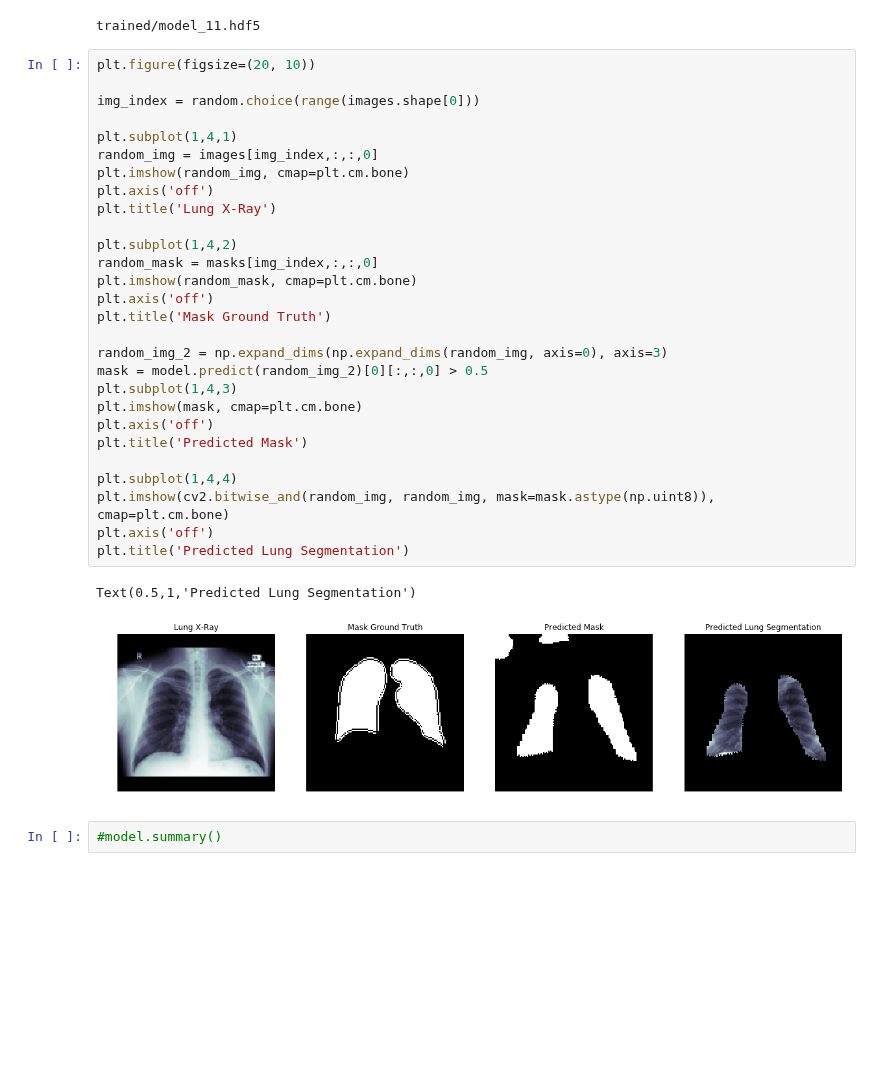
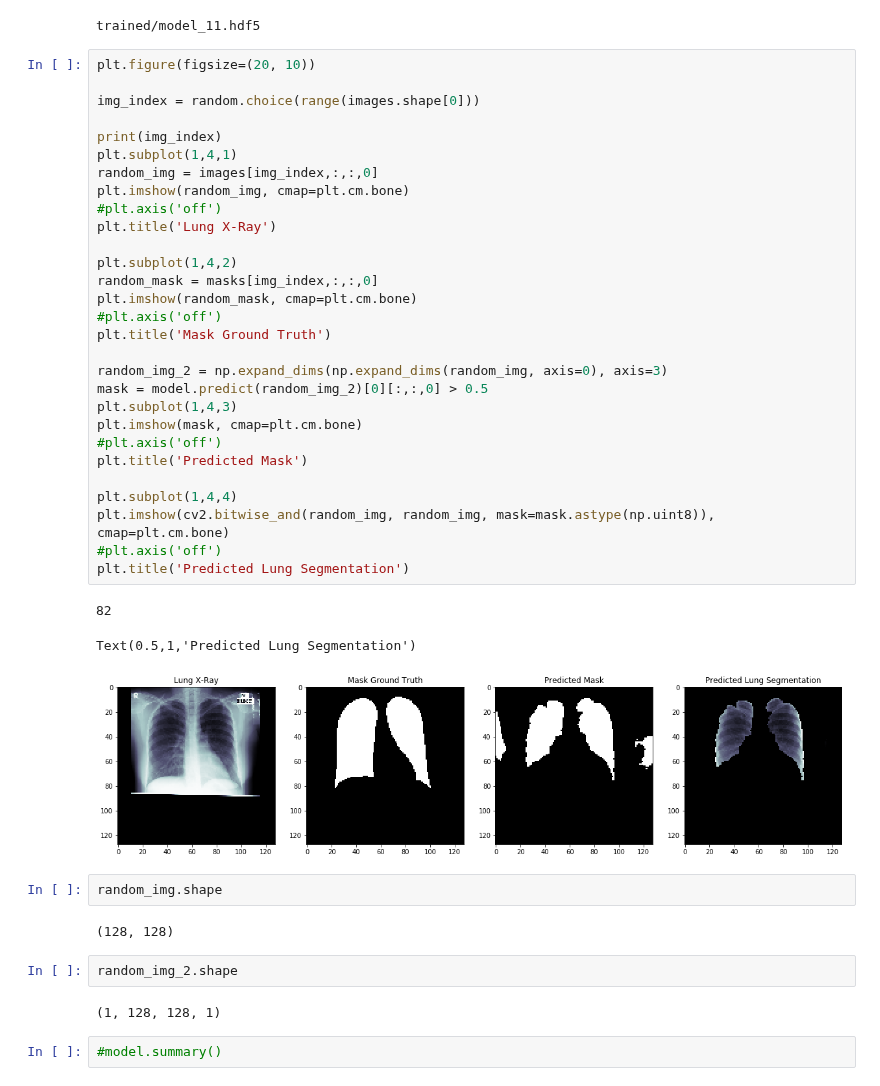
Before and after one commit to mdai/ml-lessons, a Jupyter notebook: lesson2-lung-xrays-segmentation.ipynb, the cells around one changed output. Saved outputs shown, nothing was run; the diff lists cells and outputs as text; blank space fills up the shorter version.

```diff
--- a/lesson2-lung-xrays-segmentation.ipynb
+++ b/lesson2-lung-xrays-segmentation.ipynb
@@ -212,33 +283,43 @@ trained/model_11.hdf5
 # %%
 plt.figure(figsize=(20, 10))
 
 img_index = random.choice(range(images.shape[0]))
 
+print(img_index)
 plt.subplot(1,4,1)
 random_img = images[img_index,:,:,0]
 plt.imshow(random_img, cmap=plt.cm.bone)
-plt.axis('off')
+#plt.axis('off')
 plt.title('Lung X-Ray')
 
 plt.subplot(1,4,2)
 random_mask = masks[img_index,:,:,0]
 plt.imshow(random_mask, cmap=plt.cm.bone)
-plt.axis('off')
+#plt.axis('off')
 plt.title('Mask Ground Truth')
 
 random_img_2 = np.expand_dims(np.expand_dims(random_img, axis=0), axis=3)
 mask = model.predict(random_img_2)[0][:,:,0] > 0.5
 plt.subplot(1,4,3)
 plt.imshow(mask, cmap=plt.cm.bone)
-plt.axis('off')
+#plt.axis('off')
 plt.title('Predicted Mask')
 
 plt.subplot(1,4,4)
 plt.imshow(cv2.bitwise_and(random_img, random_img, mask=mask.astype(np.uint8)), cmap=plt.cm.bone)
-plt.axis('off')
+#plt.axis('off')
 plt.title('Predicted Lung Segmentation')
 # %% [output]
-Text(0.5,1,'Predicted Lung Segmentation')
+82
+Text(0.5,1,'Predicted Lung Segmentation')
-[figure, old version]
+[figure, new version]
+# %%
+random_img.shape
+# %% [output]
+(128, 128)
+# %%
+random_img_2.shape
+# %% [output]
+(1, 128, 128, 1)
 # %%
 #model.summary()
```
Also changed, not shown: parts of 10 cells of this notebook, 1 other file.
